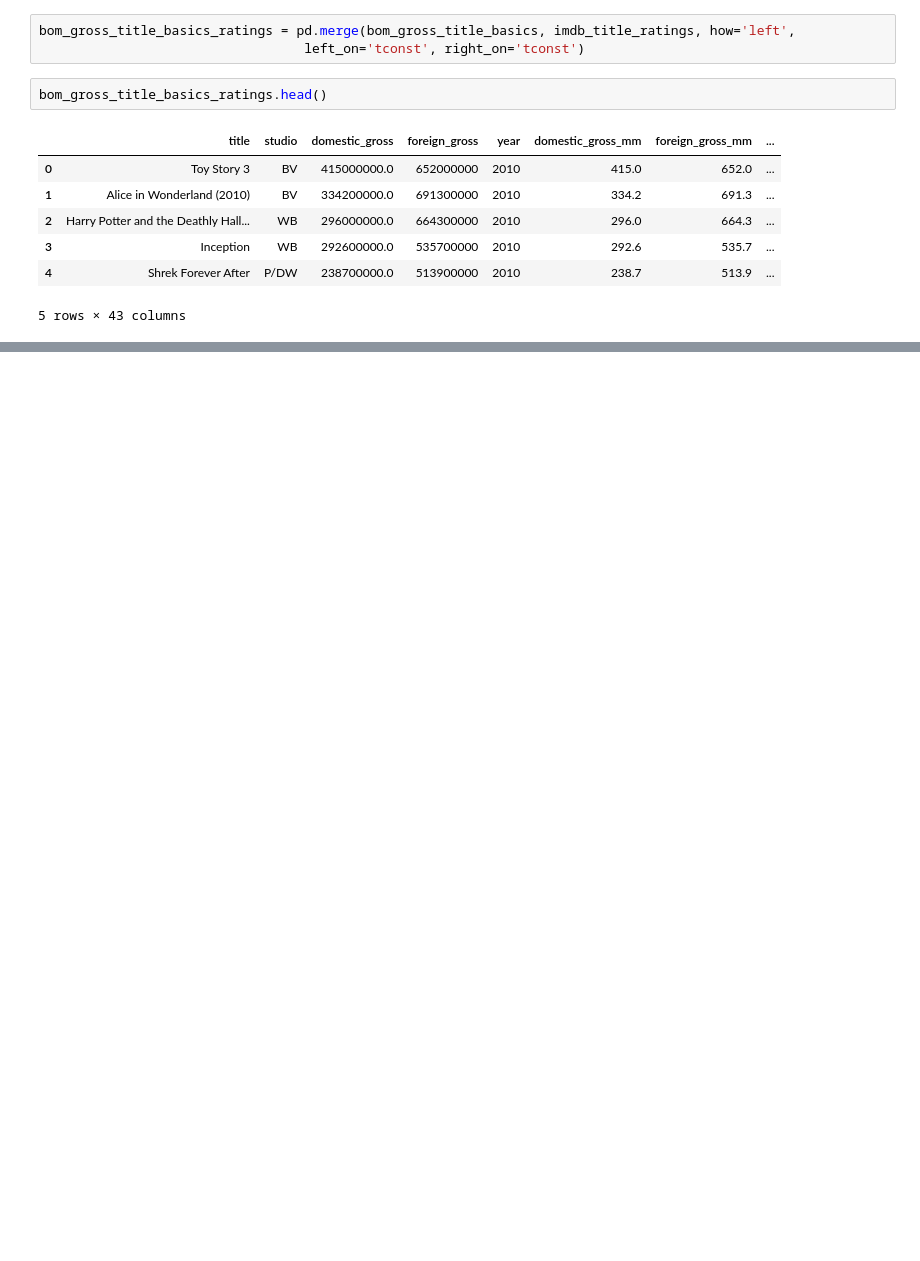
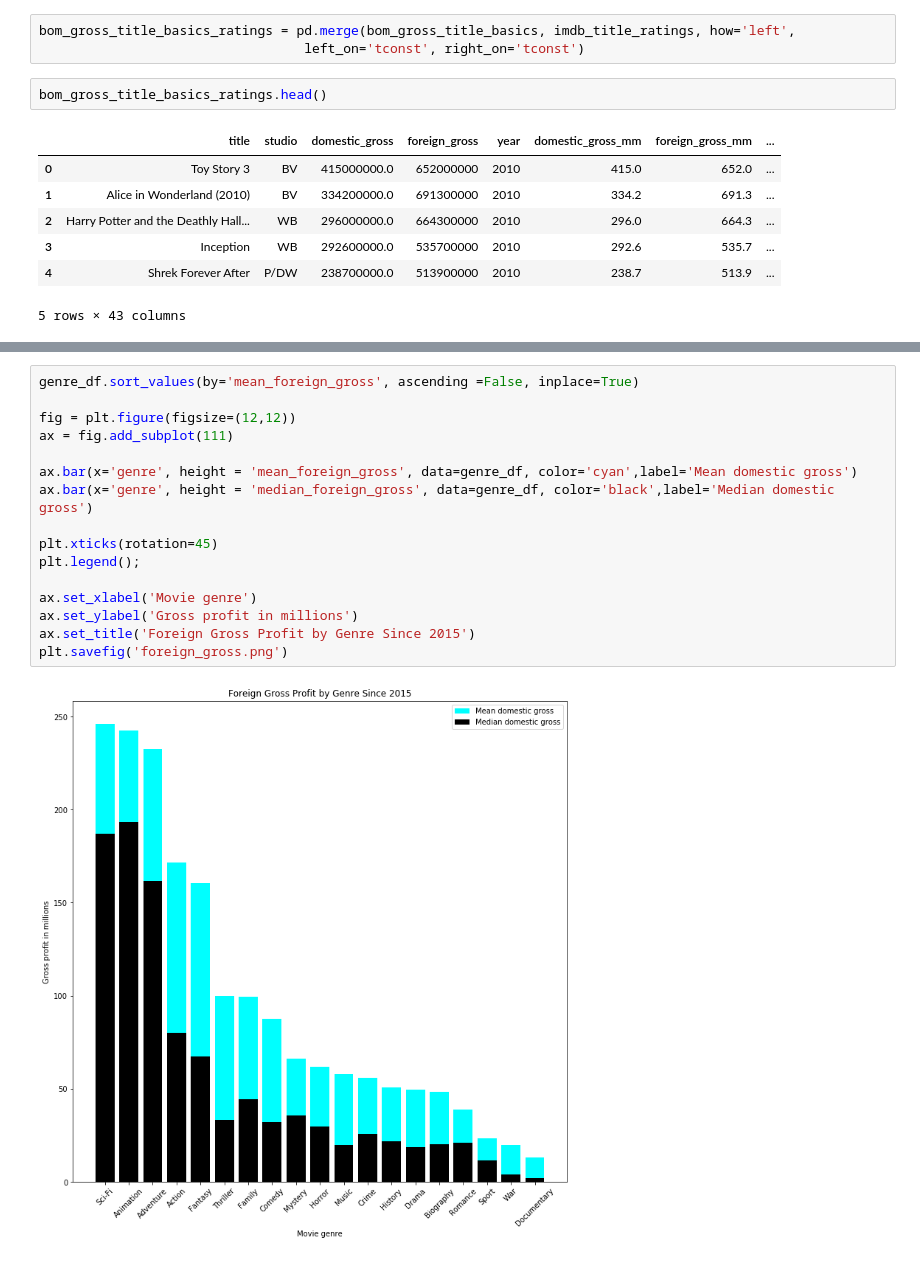
Before and after one commit to etr359/project-1-movie-analysis, a Jupyter notebook: project1_analysis_MASTER.ipynb, the cells around one changed output, grey strips where cells are left out. Drawn from its saved outputs; the diff is of its cells as text; blank space fills up the shorter version.

```diff
--- a/project1_analysis_MASTER.ipynb
+++ b/project1_analysis_MASTER.ipynb
@@ -374,0 +732,18 @@ bom_gross_title_basics_ratings.head()
+# %%
+genre_df.sort_values(by='mean_foreign_gross', ascending =False, inplace=True)
+
+fig = plt.figure(figsize=(12,12))
+ax = fig.add_subplot(111)
+
+ax.bar(x='genre', height = 'mean_foreign_gross', data=genre_df, color='cyan',label='Mean domestic gross')
+ax.bar(x='genre', height = 'median_foreign_gross', data=genre_df, color='black',label='Median domestic gross')
+
+plt.xticks(rotation=45)
+plt.legend();
+
+ax.set_xlabel('Movie genre')
+ax.set_ylabel('Gross profit in millions')
+ax.set_title('Foreign Gross Profit by Genre Since 2015')
+plt.savefig('foreign_gross.png')
+# %% [output]
+[figure, added]
```
Also changed, not shown: parts of 28 cells of this notebook, 3 other files.
